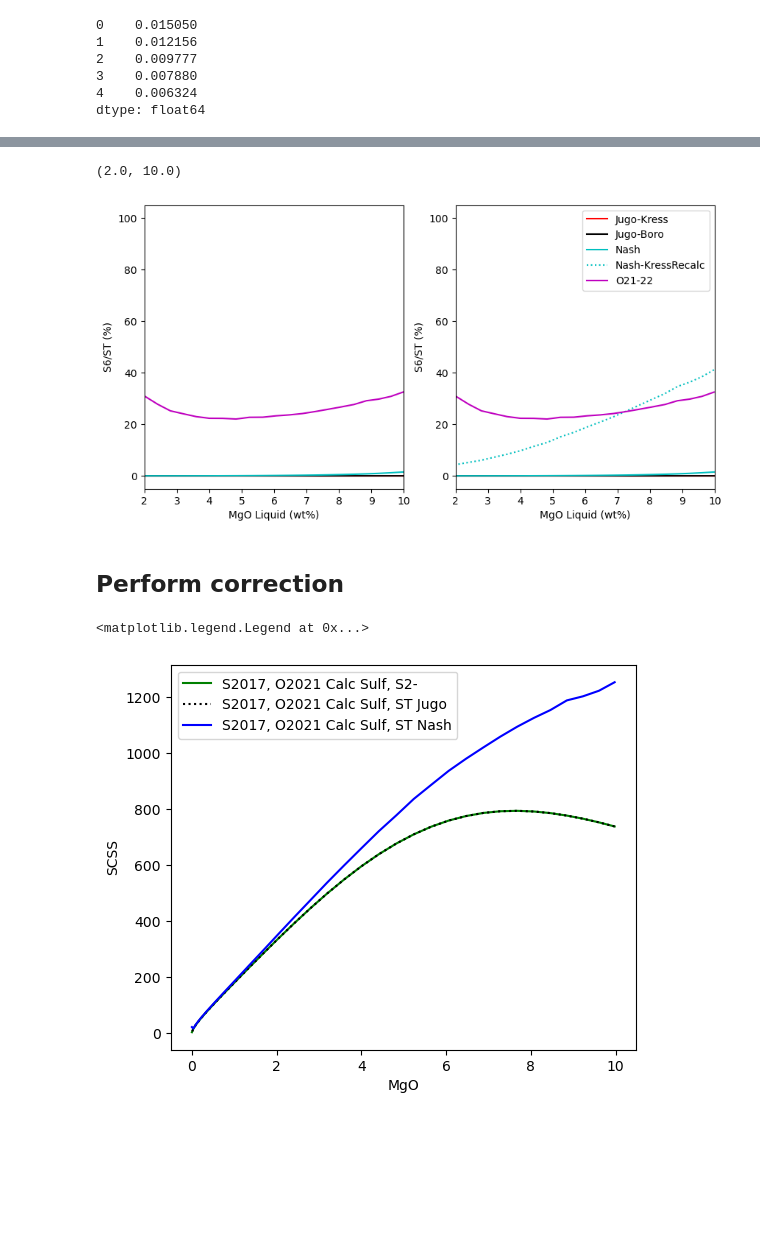
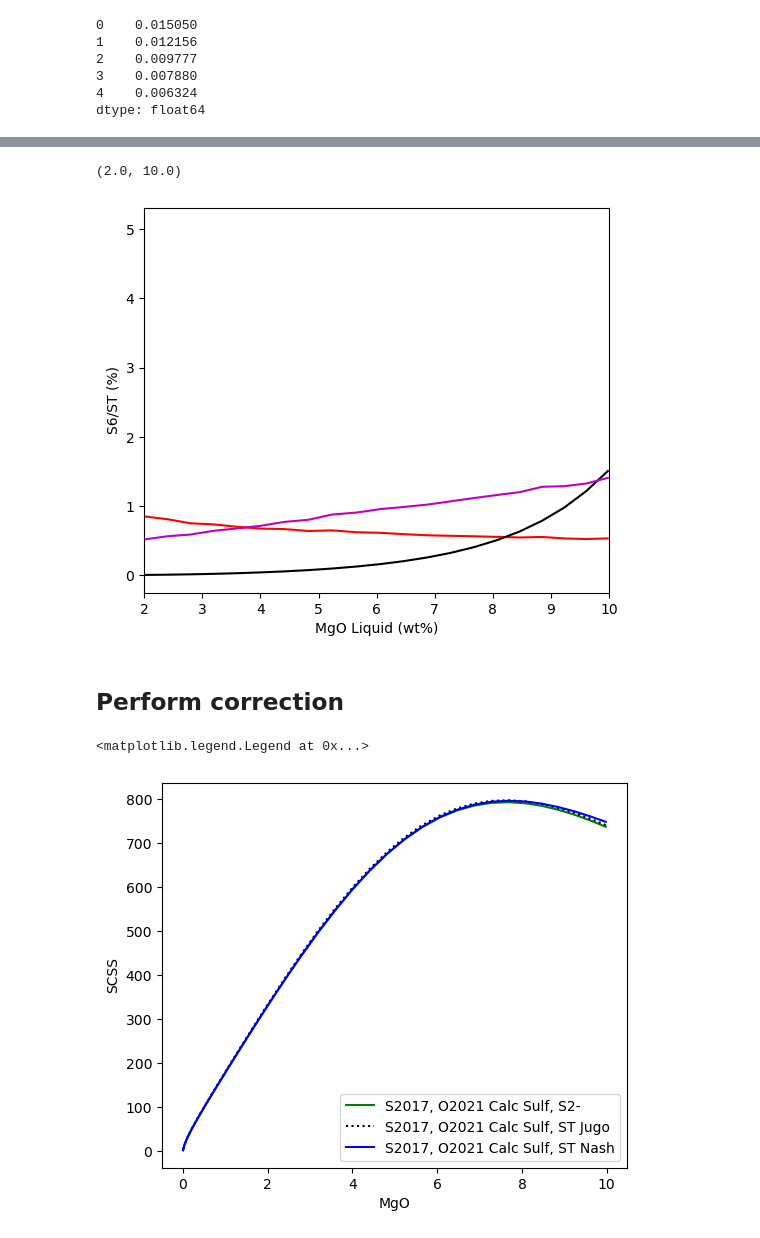
Before and after one commit to PennyWieser/PySulfSat, a Jupyter notebook: docs/Examples/Intro_Example_Petrolog_FC/FC_Petrolog.ipynb, the cells around one changed output, grey strips where cells are left out. Drawn from its saved outputs; the diff is of its cells as text; code cells hidden in the pictures; blank space fills up the shorter version.

```diff
--- a/docs/Examples/Intro_Example_Petrolog_FC/FC_Petrolog.ipynb
+++ b/docs/Examples/Intro_Example_Petrolog_FC/FC_Petrolog.ipynb
@@ -390,4 +377,3 @@ df_Kress91.head()
 # %%
-Jugo_Kress_S6=ss.calculate_S6St_Jugo2010_eq10(deltaQFM=df_Kress91['DeltaQFM'])
-Jugo_Bor_S6=ss.calculate_S6St_Jugo2010_eq10(deltaQFM=Buffer_calc['deltaNNO_Frost1991'])
+Jugo_Frost_S6=ss.calculate_S6St_Jugo2010_eq10(deltaQFM=Buffer_calc['DeltaQFM_Frost1991'])
 # %% [markdown]
@@ -426,6 +397,6 @@ Fe3Fet_Liq=Recalc_Fe3Fet_Kress['Fe3Fet_Liq'])
 # %%
 S6_ONeill=ss.calculate_OM2022_S6St(df=df_out,
-T_K=df_out['T_K'], Fe3Fet_Liq=Recalc_Fe3Fet_Kress['Fe3Fet_Liq'])
+T_K=df_out['T_K'], logfo2=df_out['Lg(fO2)'])
 S6_ONeill.head()
 # %% [output]
 |  | S6St_Liq | LnCS2_calc | LnCS6_calc | LnKSO2S2 | LnS6S2 | deltaQFM_calc | SiO2_Liq | TiO2_Liq | Al2O3_Liq | ... |
@@ -437,36 +408,27 @@ S6_ONeill.head()
 # %%
-fig, (ax1, ax2) = plt.subplots(1, 2, figsize=(10,5))
-ax1.plot(df_out['MgO_Liq'], 100*Jugo_Kress_S6, '-r', label='Jugo-Kress')
-ax1.plot(df_out['MgO_Liq'], 100*Jugo_Bor_S6, '-k', label='Jugo-Boro')
-ax1.plot(df_out['MgO_Liq'], 100*Nash_S6, '-c', label='Nash')
+fig, (ax1) = plt.subplots(1, 1, figsize=(6,5))
+ax1.plot(df_out['MgO_Liq'], 100*Jugo_Frost_S6, '-r', label='Jugo-Frost-recalc')
+ax1.plot(df_out['MgO_Liq'], 100*Nash_S6, '-k', label='Jugo-Boro')
 ax1.plot(df_out['MgO_Liq'], 100*S6_ONeill['S6St_Liq'], '-m', label='O21-22')
 
 
-ax2.plot(df_out['MgO_Liq'], 100*Jugo_Kress_S6, '-r', label='Jugo-Kress')
-ax2.plot(df_out['MgO_Liq'], 100*Jugo_Bor_S6, '-k', label='Jugo-Boro')
-ax2.plot(df_out['MgO_Liq'], 100*Nash_S6, '-c', label='Nash')
-ax2.plot(df_out['MgO_Liq'], 100*Nash_S6_Recalc, ':c', label='Nash-KressRecalc')
-ax2.plot(df_out['MgO_Liq'], 100*S6_ONeill['S6St_Liq'], '-m', label='O21-22')
 
 ax1.set_xlabel('MgO Liquid (wt%)')
 ax1.set_ylabel('S6/ST (%)')
-ax2.set_xlabel('MgO Liquid (wt%)')
-ax2.set_ylabel('S6/ST (%)')
-ax2.legend()
+
 ax1.set_xlim([2, 10])
-ax2.set_xlim([2, 10])
 # %% [output]
 (2.0, 10.0)
-[figure, old version]
+[figure, new version]
 # %% [markdown]
 ## Perform correction
 # %%
 # Perfrom correction using Nash
 SCSS_Tot_Nash_Recalc_Smythe=ss.calculate_SCSS_Total(SCSS=Smythe_ONeillSulf['SCSS2_ppm_ideal_Smythe2017'],
-S6St_Liq=Nash_S6_Recalc)
+S6St_Liq=Nash_S6)
 # Using Jugo
 SCSS_Tot_Jugo_Recalc_Smythe=ss.calculate_SCSS_Total(SCSS=Smythe_ONeillSulf['SCSS2_ppm_ideal_Smythe2017'],
-S6St_Liq=Jugo_Kress_S6)
+S6St_Liq=Jugo_Frost_S6)
 
 
 
@@ -483,7 +445,7 @@ ax1.set_ylabel('SCSS')
 ax1.legend()
 # %% [output]
 <matplotlib.legend.Legend at 0x...>
-[figure, old version]
+[figure, new version]
 # %%
 
 SCSS_Tot_ONeill_Smythe=ss.calculate_SCSS_Total(SCSS=Smythe_ONeillSulf['SCSS2_ppm_ideal_Smythe2017'],
```
Also changed, not shown: parts of 16 cells of this notebook, 21 other files.
